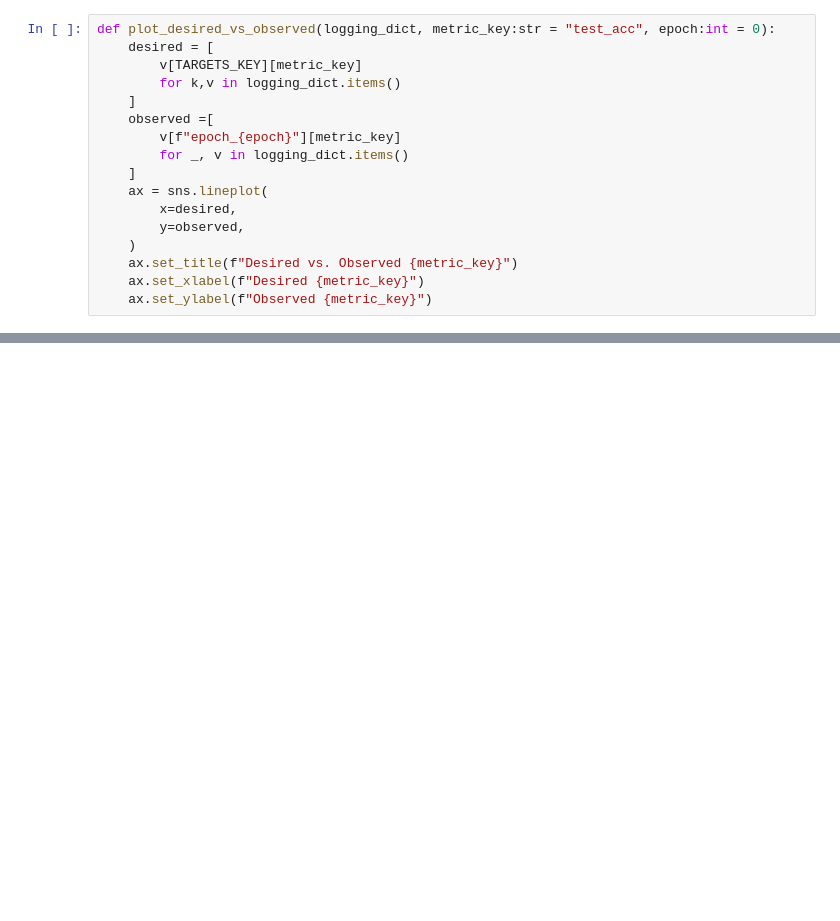
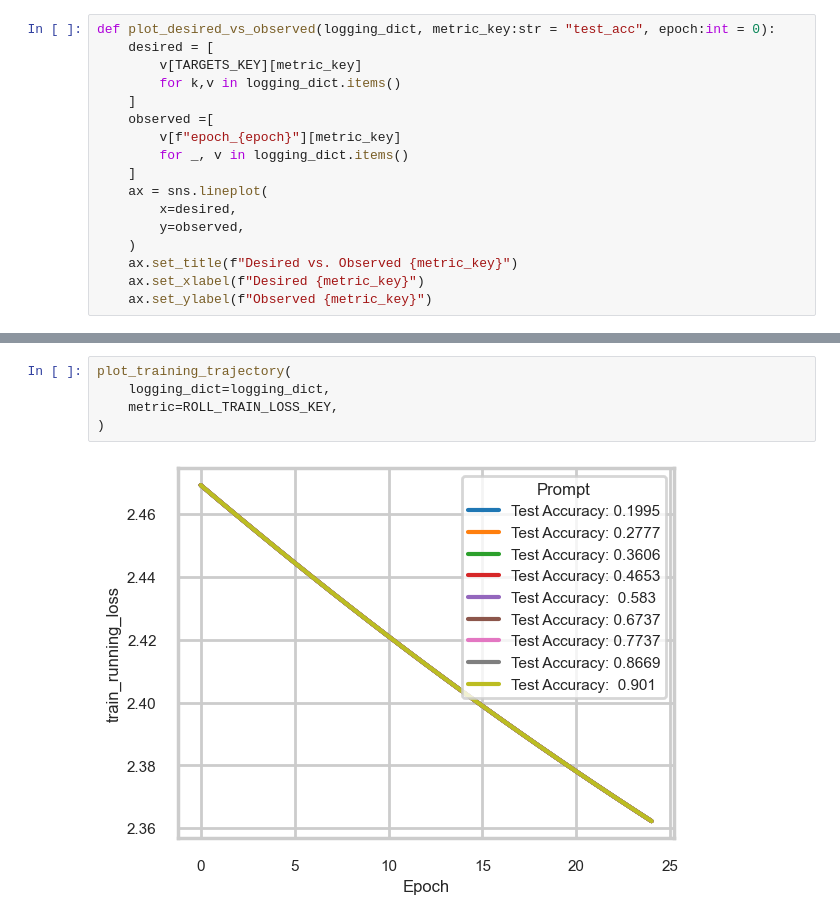
Before and after one commit to AlexanderLontke/weight-diffusion, a Jupyter notebook: notebooks/visualize_metrics.ipynb, the cells around one changed output, grey strips where cells are left out. Cells and saved outputs as stored; diff of their text form; blank space fills up the shorter version.

```diff
--- a/notebooks/visualize_metrics.ipynb
+++ b/notebooks/visualize_metrics.ipynb
@@ -49,0 +90,7 @@ def plot_desired_vs_observed(logging_dict, metric_key:str = "test_acc", epoch:in
+# %%
+plot_training_trajectory(
+    logging_dict=logging_dict,
+    metric=ROLL_TRAIN_LOSS_KEY,
+)
+# %% [output]
+[figure, added]
```
Also changed, not shown: parts of 9 cells of this notebook.
